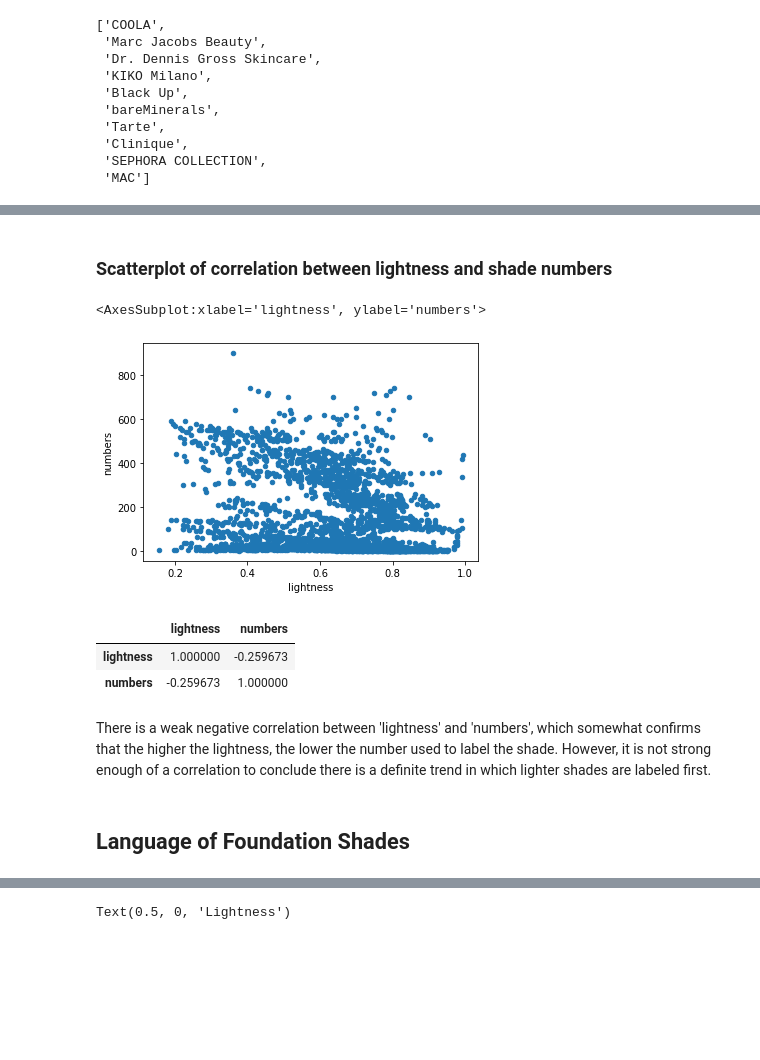
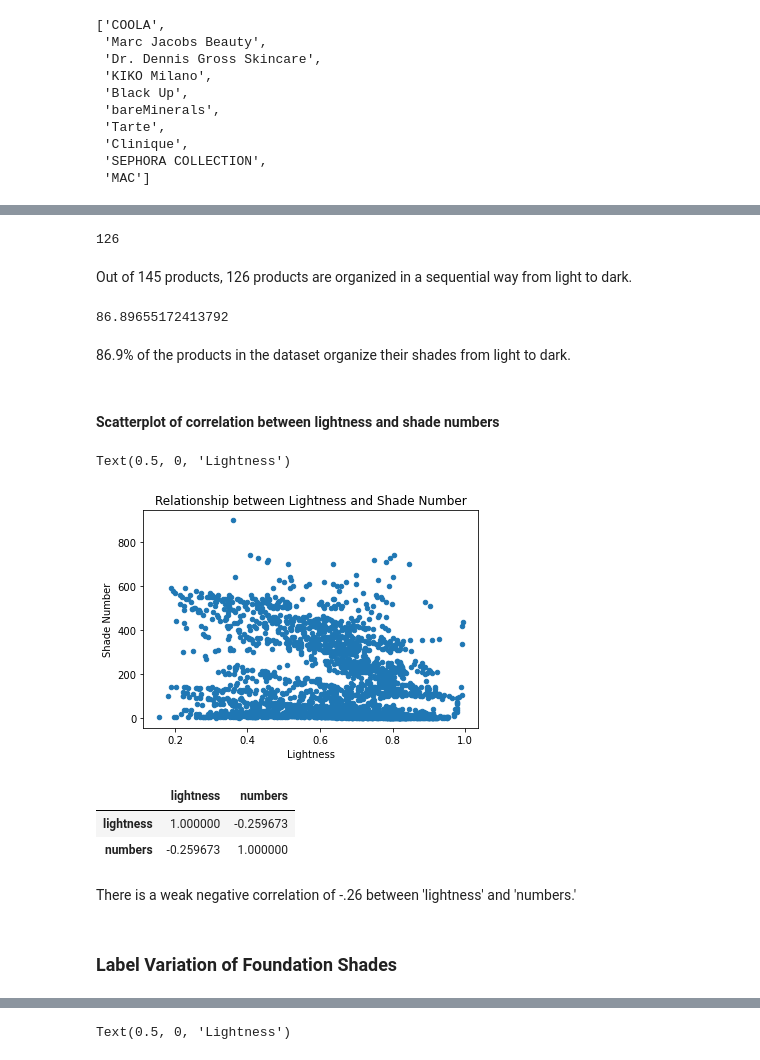
Before and after one commit to samanthapark23/dh140project, a Jupyter notebook: Final Project.ipynb, the cells around one changed output, grey strips where cells are left out. Saved outputs shown, nothing was run; the diff lists cells and outputs as text; code cells hidden in the pictures; blank space fills up the shorter version.

```diff
--- a/Final Project.ipynb
+++ b/Final Project.ipynb
@@ -318,12 +294,26 @@ This x-axis of this plot shows the numbers that are used when labeling their sha
+# %%
+noduplicates = products.drop_duplicates() #removing duplicate products
+noduplicates['lightToDark'].sum() #counting how many products are organized from light to dark
+# %% [output]
+126
+# %% [markdown]
+Out of 145 products, 126 products are organized in a sequential way from light to dark.
+# %%
+126/145 * 100
+# %% [output]
+86.89655172413792
+# %% [markdown]
+86.9% of the products in the dataset organize their shades from light to dark.
 # %% [markdown]
-### Scatterplot of correlation between lightness and shade numbers
+#### Scatterplot of correlation between lightness and shade numbers
 # %%
-numbersdf.plot(kind='scatter',
-        x='lightness',
-        y='numbers')
+numbersdf.plot(kind='scatter', x='lightness', y='numbers')
+plt.title('Relationship between Lightness and Shade Number')
+plt.ylabel('Shade Number')
+plt.xlabel('Lightness')
 # %% [output]
-<AxesSubplot:xlabel='lightness', ylabel='numbers'>
+Text(0.5, 0, 'Lightness')
-[figure, old version]
+[figure, new version]
 # %%
 numbersdf[['lightness','numbers']].corr()
 # %% [output]
@@ -331,6 +321,6 @@ numbersdf[['lightness','numbers']].corr()
 | lightness | 1.000000 | -0.259673 |
 | numbers | -0.259673 | 1.000000 |
 # %% [markdown]
-There is a weak negative correlation between 'lightness' and 'numbers', which somewhat confirms that the higher the lightness, the lower the number used to label the shade. However, it is not strong enough of a correlation to conclude there is a definite trend in which lighter shades are labeled first.
+There is a weak negative correlation of -.26 between 'lightness' and 'numbers.'
 # %% [markdown]
-## Language of Foundation Shades
+### Label Variation of Foundation Shades
```
Also changed, not shown: parts of 79 cells of this notebook.
